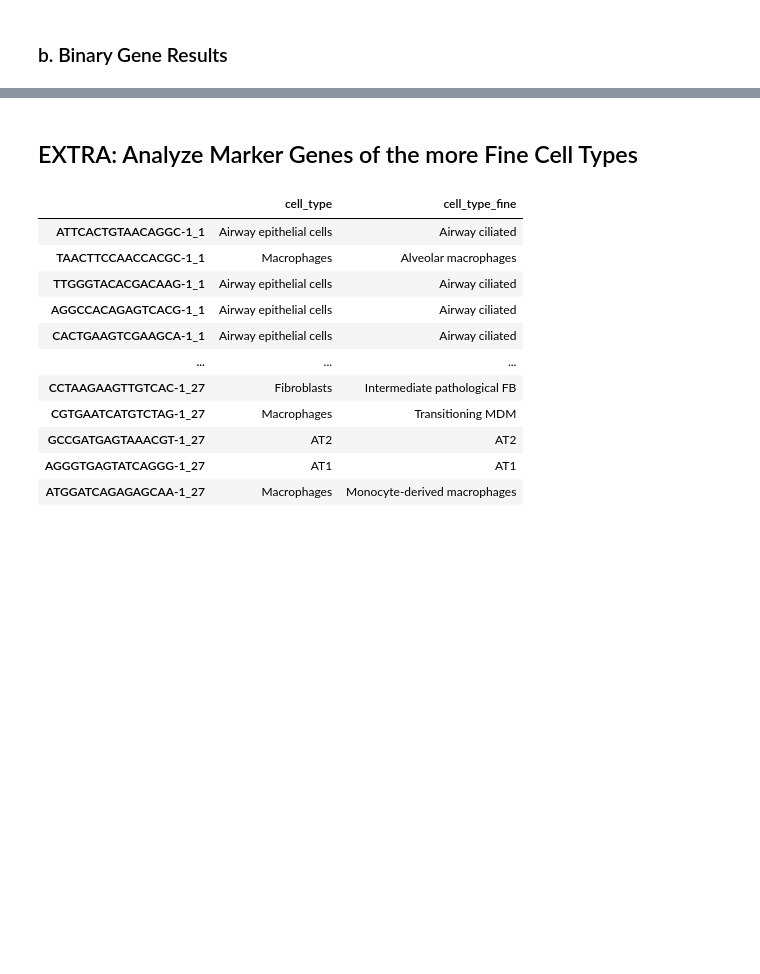
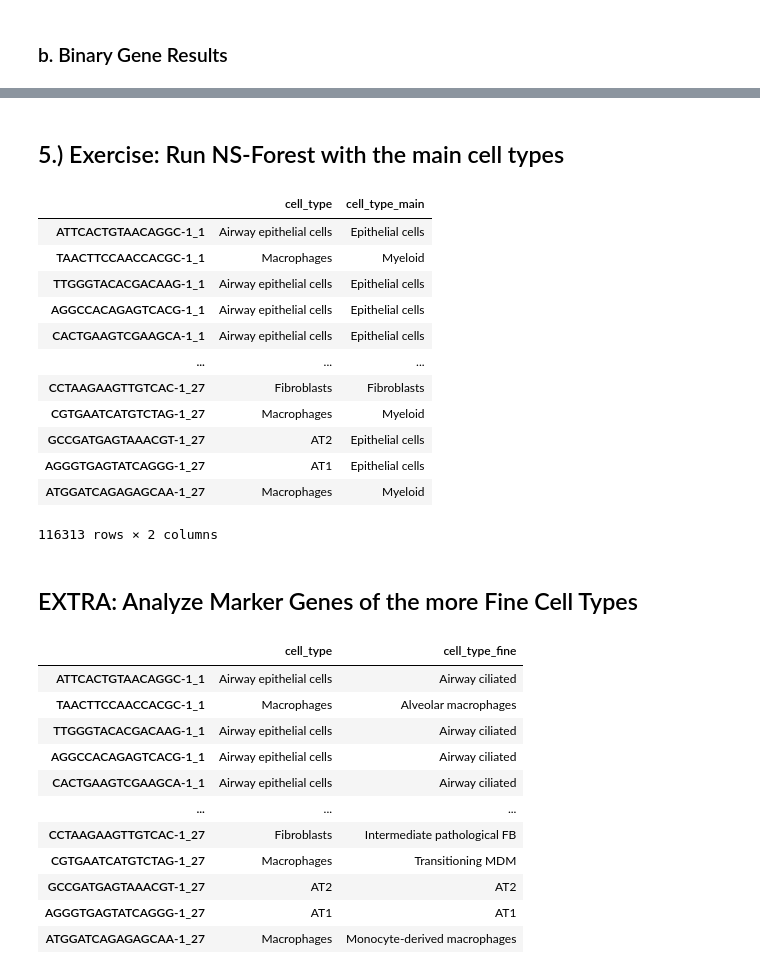
Before and after one commit to zwallace425/veme, a Jupyter notebook: VEME_NS-Forest.ipynb, the cells around one changed output, grey strips where cells are left out. Cells and saved outputs as stored; diff of their text form; code cells hidden in the pictures; blank space fills up the shorter version.

```diff
--- a/VEME_NS-Forest.ipynb
+++ b/VEME_NS-Forest.ipynb
@@ -148,0 +164,22 @@ sc.pl.stacked_violin(adata, binary_genes, groupby='cell_type', dendrogram=True,
+# %% [markdown]
+## 5.) Exercise: Run NS-Forest with the main cell types
+# %%
+# Run this to annotate main cell type in the anndata structure
+
+cell_type_main = list(metadata["cell_type_main"])
+adata.obs["cell_type_main"] = cell_type_main
+adata.obs
+# %% [output]
+|  | cell_type | cell_type_main |
+| ATTCACTGTAACAGGC-1_1 | Airway epithelial cells | Epithelial cells |
+| TAACTTCCAACCACGC-1_1 | Macrophages | Myeloid |
+| TTGGGTACACGACAAG-1_1 | Airway epithelial cells | Epithelial cells |
+| AGGCCACAGAGTCACG-1_1 | Airway epithelial cells | Epithelial cells |
+| CACTGAAGTCGAAGCA-1_1 | Airway epithelial cells | Epithelial cells |
+| ... | ... | ... |
+| CCTAAGAAGTTGTCAC-1_27 | Fibroblasts | Fibroblasts |
+| CGTGAATCATGTCTAG-1_27 | Macrophages | Myeloid |
+| GCCGATGAGTAAACGT-1_27 | AT2 | Epithelial cells |
+| AGGGTGAGTATCAGGG-1_27 | AT1 | Epithelial cells |
+| ATGGATCAGAGAGCAA-1_27 | Macrophages | Myeloid |
+116313 rows × 2 columns
```
Also changed, not shown: parts of 16 cells of this notebook, 1 other file.
